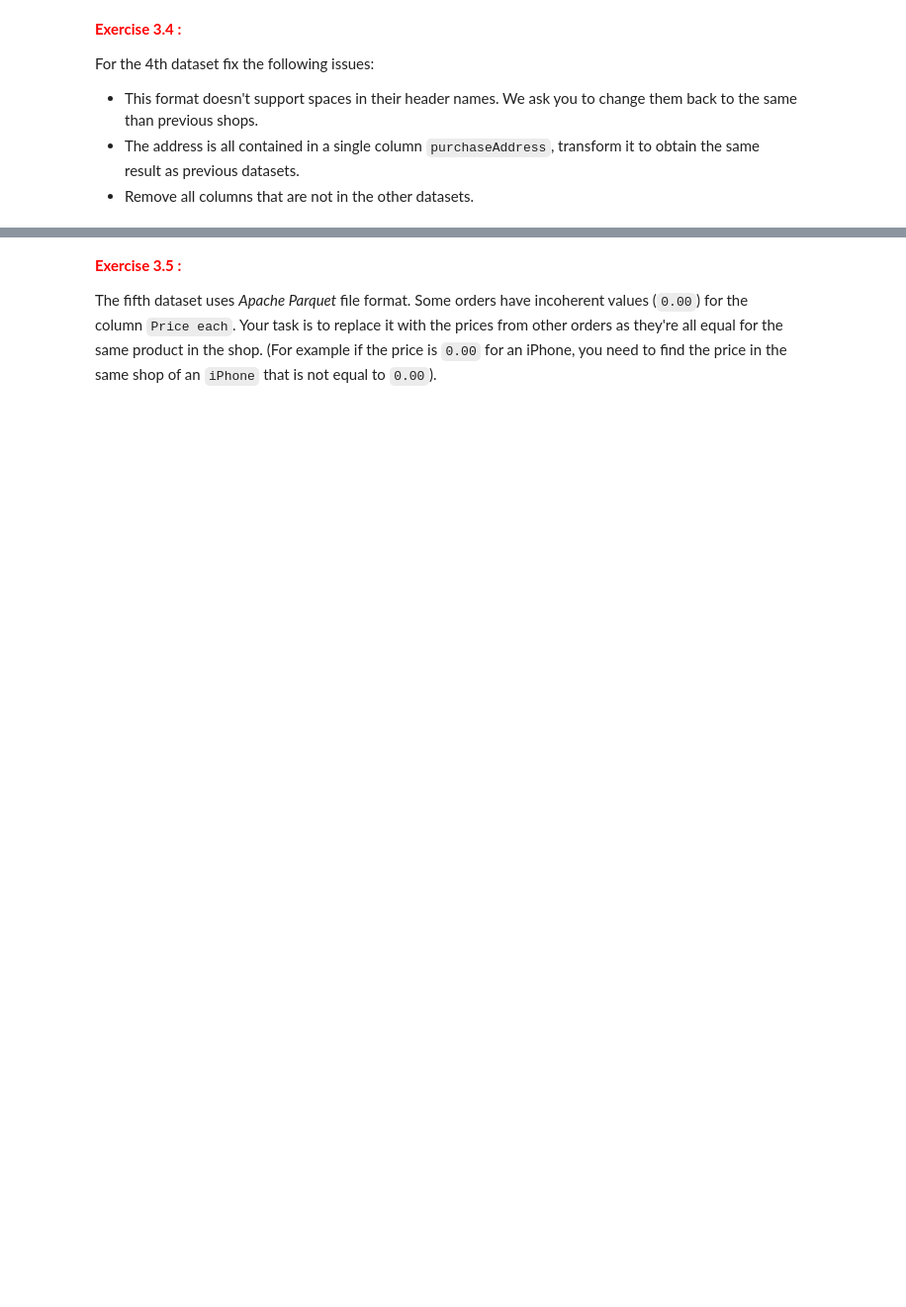
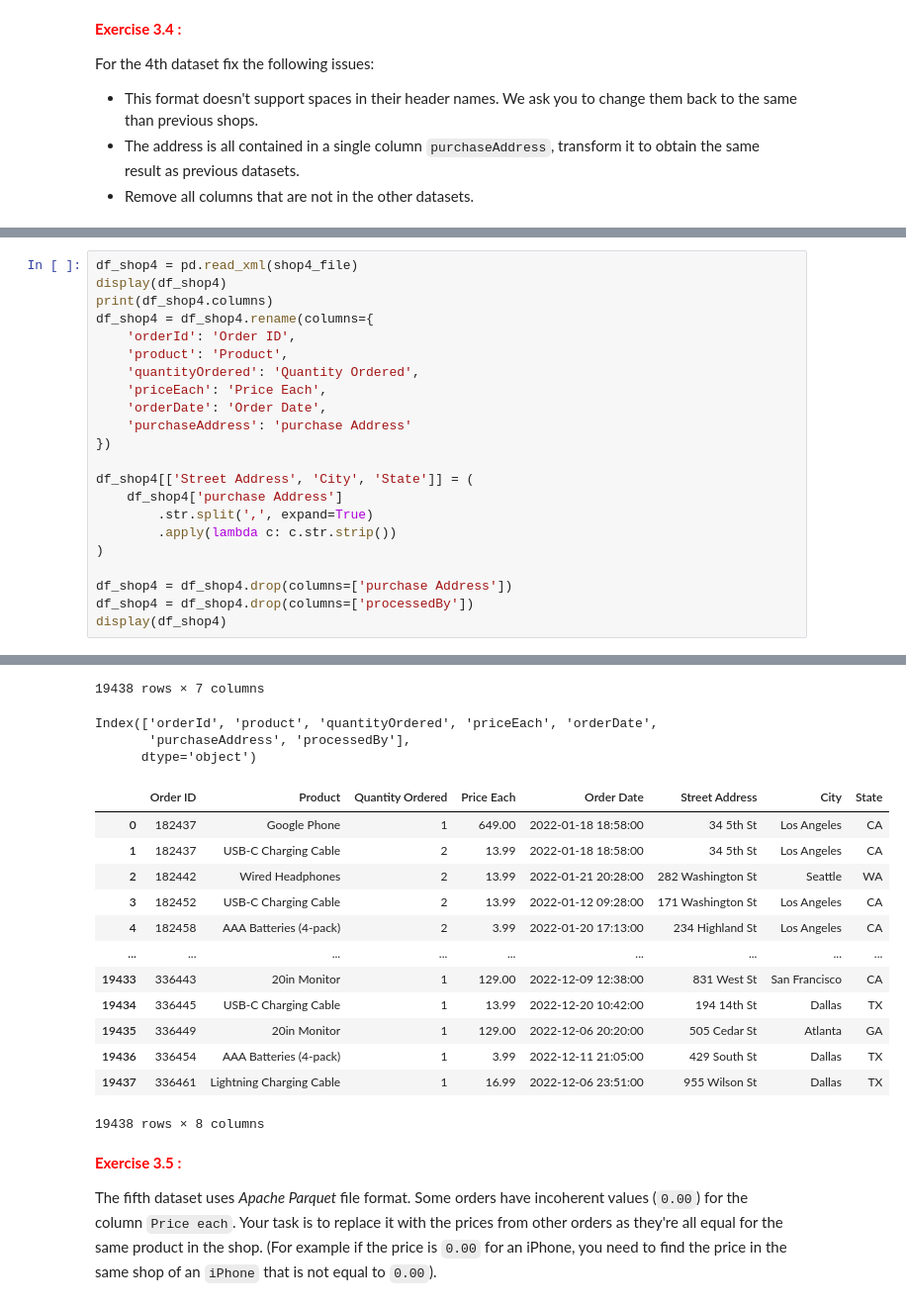
Before and after one commit to evarayHEIG/DataMgmtLab5, a Jupyter notebook: 3_Labo5_DataCleaning_Ray_Stefani.ipynb, the cells around one changed output, grey strips where cells are left out. Shown at 99% size. Saved outputs shown, nothing was run; the diff lists cells and outputs as text; blank space fills up the shorter version.

```diff
--- a/3_Labo5_DataCleaning_Ray_Stefani.ipynb
+++ b/3_Labo5_DataCleaning_Ray_Stefani.ipynb
@@ -130,0 +170,23 @@ display(df_shop4)
+# %%
+df_shop4 = pd.read_xml(shop4_file)
+display(df_shop4)
+print(df_shop4.columns)
+df_shop4 = df_shop4.rename(columns={
+    'orderId': 'Order ID',
+    'product': 'Product',
+    'quantityOrdered': 'Quantity Ordered',
+    'priceEach': 'Price Each',
+    'orderDate': 'Order Date',
+    'purchaseAddress': 'purchase Address'
+})
+
+df_shop4[['Street Address', 'City', 'State']] = (
+    df_shop4['purchase Address']
+        .str.split(',', expand=True)
+        .apply(lambda c: c.str.strip())
+)
+
+df_shop4 = df_shop4.drop(columns=['purchase Address'])
+df_shop4 = df_shop4.drop(columns=['processedBy'])
+display(df_shop4)
+# %% [output]
@@ -131,3 +205,20 @@ display(df_shop4)
+19438 rows × 7 columns
+Index(['orderId', 'product', 'quantityOrdered', 'priceEach', 'orderDate',
+       'purchaseAddress', 'processedBy'],
+      dtype='object')
+|  | Order ID | Product | Quantity Ordered | Price Each | Order Date | Street Address | City | State |
+| 0 | 182437 | Google Phone | 1 | 649.00 | 2022-01-18 18:58:00 | 34 5th St | Los Angeles | CA |
+| 1 | 182437 | USB-C Charging Cable | 2 | 13.99 | 2022-01-18 18:58:00 | 34 5th St | Los Angeles | CA |
+| 2 | 182442 | Wired Headphones | 2 | 13.99 | 2022-01-21 20:28:00 | 282 Washington St | Seattle | WA |
+| 3 | 182452 | USB-C Charging Cable | 2 | 13.99 | 2022-01-12 09:28:00 | 171 Washington St | Los Angeles | CA |
+| 4 | 182458 | AAA Batteries (4-pack) | 2 | 3.99 | 2022-01-20 17:13:00 | 234 Highland St | Los Angeles | CA |
+| ... | ... | ... | ... | ... | ... | ... | ... | ... |
+| 19433 | 336443 | 20in Monitor | 1 | 129.00 | 2022-12-09 12:38:00 | 831 West St | San Francisco | CA |
+| 19434 | 336445 | USB-C Charging Cable | 1 | 13.99 | 2022-12-20 10:42:00 | 194 14th St | Dallas | TX |
+| 19435 | 336449 | 20in Monitor | 1 | 129.00 | 2022-12-06 20:20:00 | 505 Cedar St | Atlanta | GA |
+| 19436 | 336454 | AAA Batteries (4-pack) | 1 | 3.99 | 2022-12-11 21:05:00 | 429 South St | Dallas | TX |
+| 19437 | 336461 | Lightning Charging Cable | 1 | 16.99 | 2022-12-06 23:51:00 | 955 Wilson St | Dallas | TX |
+19438 rows × 8 columns
 # %% [markdown]
 <p style='color:red;font-weight:bold'>Exercise 3.5 : </p>
 
```
Also changed, not shown: parts of 13 cells of this notebook.
